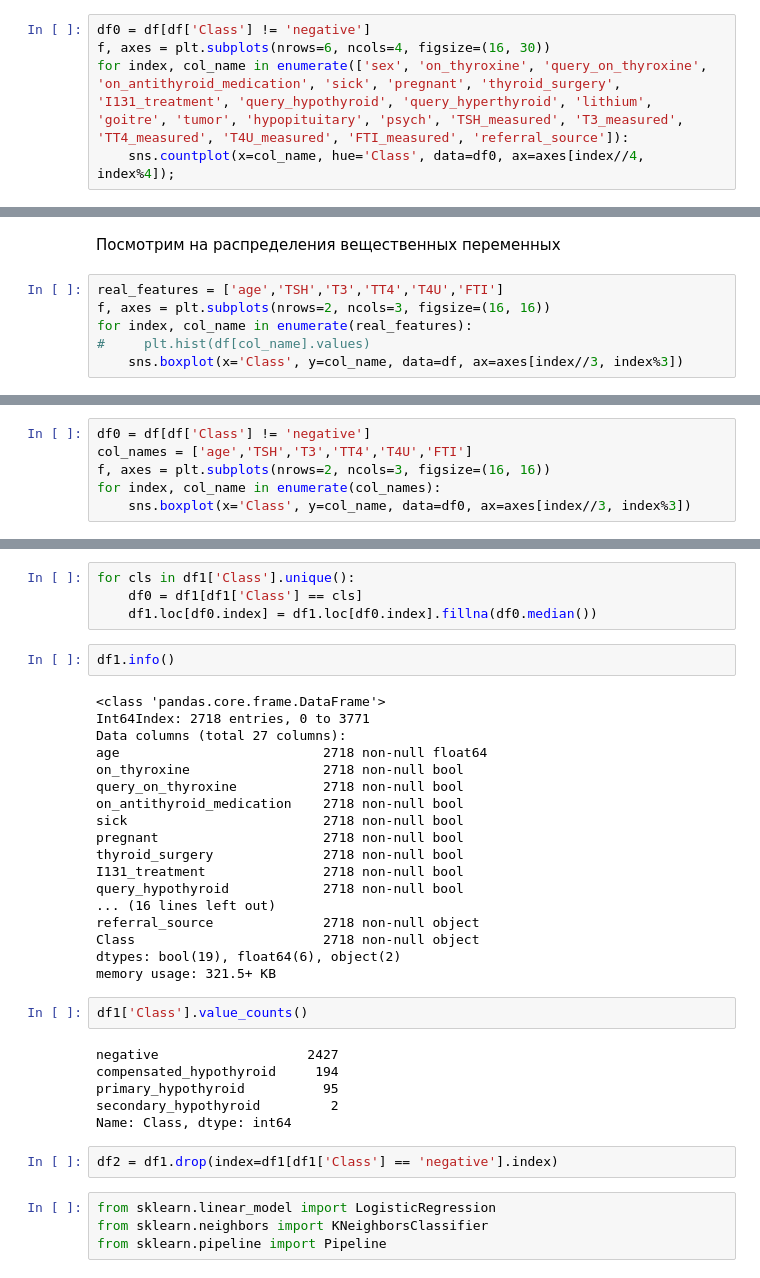
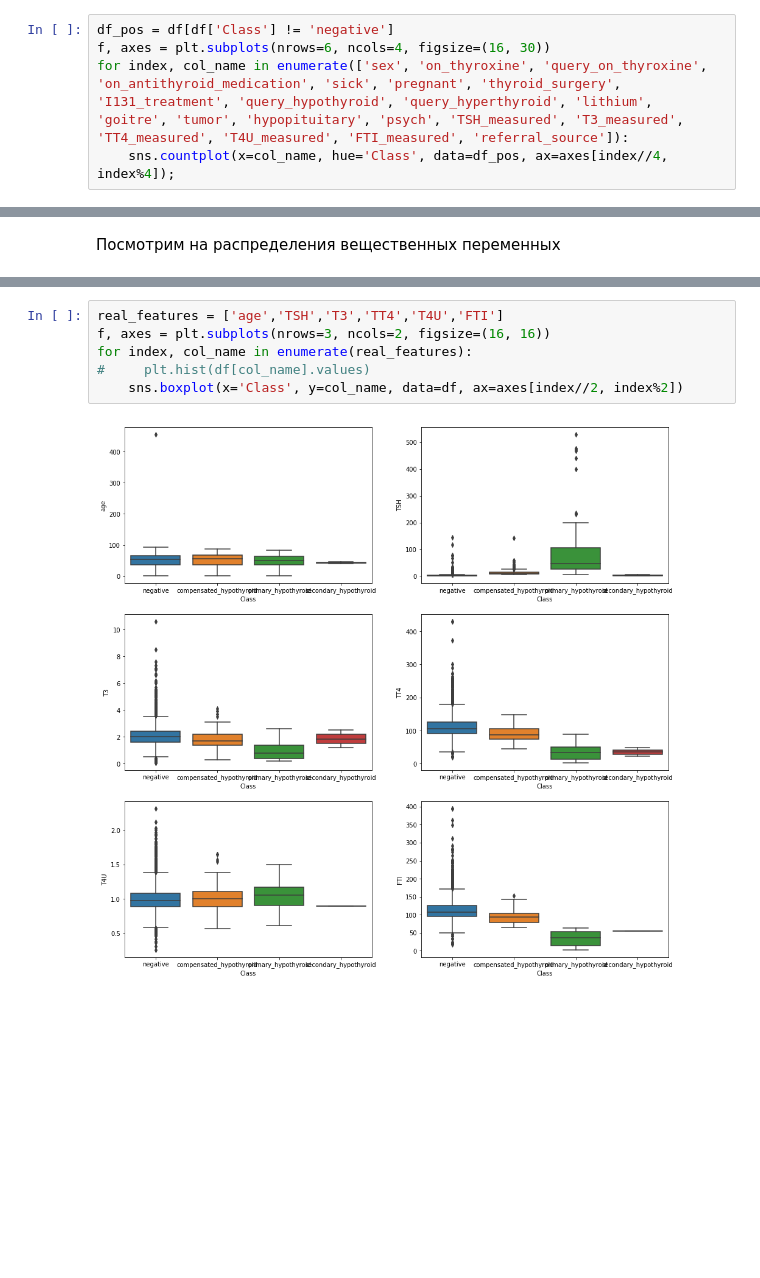
Before and after one commit to majestic905/yet-another-repo, a Jupyter notebook: 03_classification/03_classification.ipynb, the cells around one changed output, grey strips where cells are left out. Drawn from its saved outputs; the diff is of its cells as text; blank space fills up the shorter version.

```diff
--- a/03_classification/03_classification.ipynb
+++ b/03_classification/03_classification.ipynb
@@ -96,10 +96,10 @@ if 'TBG_measured' in df:
     df = df.drop(columns=['TBG_measured'])
 cat_features = ['sex', 'on_thyroxine', 'query_on_thyroxine', 'on_antithyroid_medication', 'sick', 'pregnant', 'thyroid_surgery', 'I131_treatment', 'query_hypothyroid', 'query_hyperthyroid', 'lithium', 'goitre', 'tumor', 'hypopituitary', 'psych', 'TSH_measured', 'T3_measured', 'TT4_measured', 'T4U_measured', 'FTI_measured', 'referral_source']
 # %%
-df0 = df[df['Class'] != 'negative']
+df_pos = df[df['Class'] != 'negative']
 f, axes = plt.subplots(nrows=6, ncols=4, figsize=(16, 30))
 for index, col_name in enumerate(['sex', 'on_thyroxine', 'query_on_thyroxine', 'on_antithyroid_medication', 'sick', 'pregnant', 'thyroid_surgery', 'I131_treatment', 'query_hypothyroid', 'query_hyperthyroid', 'lithium', 'goitre', 'tumor', 'hypopituitary', 'psych', 'TSH_measured', 'T3_measured', 'TT4_measured', 'T4U_measured', 'FTI_measured', 'referral_source']):
-    sns.countplot(x=col_name, hue='Class', data=df0, ax=axes[index//4, index%4]);
+    sns.countplot(x=col_name, hue='Class', data=df_pos, ax=axes[index//4, index%4]);
 # %% [output]
 [figure]
 # %% [markdown]
@@ -108,9 +108,3 @@ for index, col_name in enumerate(['sex', 'on_thyroxine', 'query_on_thyroxine', '
 * в целом, смотря на эти графики, нельзя сказать, что в данных есть какая-нибудь очевидная структура, которая могла бы помочь в классификации
 # %% [markdown]
 Посмотрим на распределения вещественных переменных
-# %%
-real_features = ['age','TSH','T3','TT4','T4U','FTI']
-f, axes = plt.subplots(nrows=2, ncols=3, figsize=(16, 16))
-for index, col_name in enumerate(real_features):
-#     plt.hist(df[col_name].values)
-    sns.boxplot(x='Class', y=col_name, data=df, ax=axes[index//3, index%3])
@@ -121,6 +110,0 @@ and without 'negative'
-# %%
-df0 = df[df['Class'] != 'negative']
-col_names = ['age','TSH','T3','TT4','T4U','FTI']
-f, axes = plt.subplots(nrows=2, ncols=3, figsize=(16, 16))
-for index, col_name in enumerate(col_names):
-    sns.boxplot(x='Class', y=col_name, data=df0, ax=axes[index//3, index%3])
@@ -175,38 +111,8 @@ let's fill missing values in what's left with median values of features for each
-# %%
-for cls in df1['Class'].unique():
-    df0 = df1[df1['Class'] == cls]
-    df1.loc[df0.index] = df1.loc[df0.index].fillna(df0.median())
-# %%
-df1.info()
-# %% [output]
-<class 'pandas.core.frame.DataFrame'>
-Int64Index: 2718 entries, 0 to 3771
-Data columns (total 27 columns):
-age                          2718 non-null float64
-on_thyroxine                 2718 non-null bool
-query_on_thyroxine           2718 non-null bool
-on_antithyroid_medication    2718 non-null bool
-sick                         2718 non-null bool
-pregnant                     2718 non-null bool
-thyroid_surgery              2718 non-null bool
-I131_treatment               2718 non-null bool
-query_hypothyroid            2718 non-null bool
-... (16 lines left out)
-referral_source              2718 non-null object
-Class                        2718 non-null object
-dtypes: bool(19), float64(6), object(2)
-memory usage: 321.5+ KB
-# %%
-df1['Class'].value_counts()
-# %% [output]
-negative                   2427
-compensated_hypothyroid     194
-primary_hypothyroid          95
-secondary_hypothyroid         2
-Name: Class, dtype: int64
-# %%
-df2 = df1.drop(index=df1[df1['Class'] == 'negative'].index)
-# %%
-from sklearn.linear_model import LogisticRegression
-from sklearn.neighbors import KNeighborsClassifier
-from sklearn.pipeline import Pipeline
+# %%
+real_features = ['age','TSH','T3','TT4','T4U','FTI']
+f, axes = plt.subplots(nrows=3, ncols=2, figsize=(16, 16))
+for index, col_name in enumerate(real_features):
+#     plt.hist(df[col_name].values)
+    sns.boxplot(x='Class', y=col_name, data=df, ax=axes[index//2, index%2])
+# %% [output]
+[figure, added]
```
Also changed, not shown: parts of 54 cells of this notebook.
